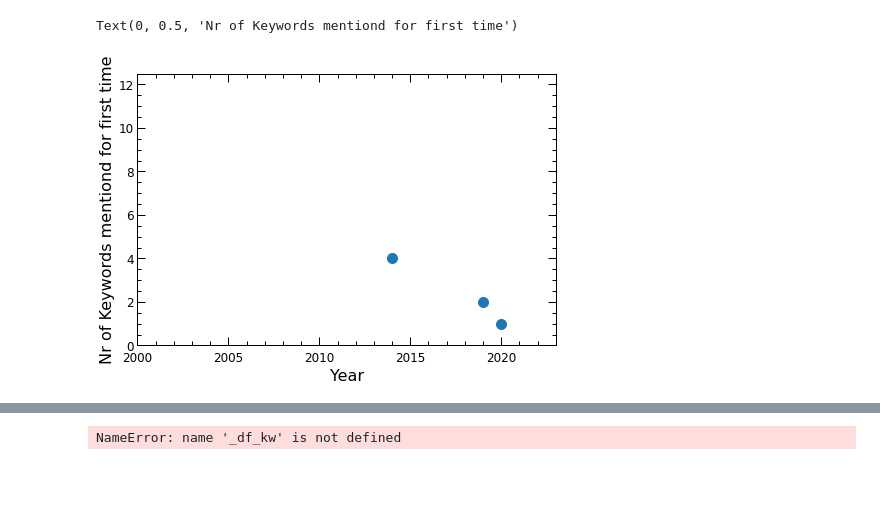
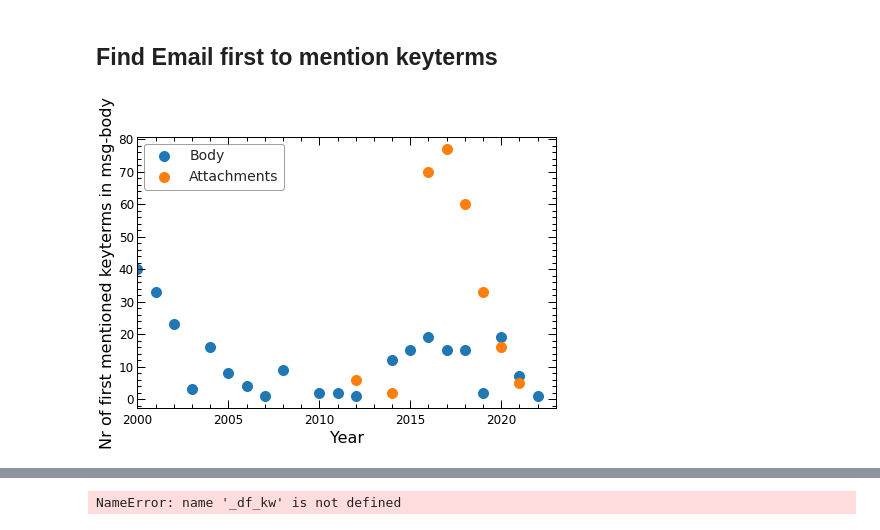
Before and after one commit to Christovis/standardization-of-lawful-interception-technologies-in-the-3GPP, a Jupyter notebook: notebooks/3GPP_keyword_search.ipynb, the cells around one changed output, grey strips where cells are left out. Saved outputs shown, nothing was run; the diff lists cells and outputs as text; code cells hidden in the pictures; blank space fills up the shorter version.

```diff
--- a/notebooks/3GPP_keyword_search.ipynb
+++ b/notebooks/3GPP_keyword_search.ipynb
@@ -96,0 +98,11 @@ mlist_first = ListservMailList.from_pandas_dataframe(
+# %%
+df['msg-nationality'] = np.nan
+for idx, row in df.iterrows():
+    _, _, domain = ListservMailList.get_name_localpart_domain(row['msg-from'])
+    nationality = df_nation[df_nation['email domain names'] == domain]['nationality'].values
+    if len(nationality) > 0:
+        # TODO: there are some domain names associated to multiple nationailies
+        df.loc[idx, 'msg-nationality'] = nationality[0]
+df = df.dropna()
+df = Queries.remove_text_wo_query(df)
+df = Queries.remove_query_wo_text(df)
@@ -96,0 +172,11 @@ mlist_first = ListservMailList.from_pandas_dataframe(
+# %%
+notbody_query_columns = [col for col in df.columns if not col.startswith('body-')]
+_df = Queries.remove_text_wo_query(df[notbody_query_columns])
+_df = Queries.remove_query_wo_text(_df)
+key, count = np.unique(_df['msg-nationality'].values, return_counts=True)
+idx = np.argsort(count)
+key = key[idx]
+count = count[idx]
+
+for k, c in zip(key, count):
+    print(k, c)
@@ -96,0 +221,2 @@ mlist_first = ListservMailList.from_pandas_dataframe(
+# %% [markdown]
+## Find Email first to mention keyterms
@@ -97,10 +252,22 @@ mlist_first = ListservMailList.from_pandas_dataframe(
 # %%
-years, couts = np.unique([dt.year for dt in df_qus_first['message-date']], return_counts=True)
-plt.scatter(years, couts)
+years, couts = np.unique([dt.year for dt in df_bo_first['msg-date']], return_counts=True)
+plt.scatter(years, couts, label="Body")
+
+years, couts = np.unique([dt.year for dt in df_at_first['msg-date']], return_counts=True)
+plt.scatter(years, couts, label="Attachments")
+
 plt.xlim(2000, 2023)
-plt.ylim(0, 12.5)
 plt.xlabel('Year')
-plt.ylabel('Nr of Keywords mentiond for first time')
+plt.ylabel('Nr of first mentioned keyterms in msg-body')
+plt.legend()
+
+#"""
+plt.savefig(
+    f"{mlist_name}_time_kw_first_mentioned.png",
+    format='png',
+    transparent=True,
+    dpi=300,
+    bbox_inches='tight',
+)#"""
 # %% [output]
-Text(0, 0.5, 'Nr of Keywords mentiond for first time')
-[figure, old version]
+[figure, new version]
```
Also changed, not shown: parts of 28 cells of this notebook, 24 other files.
